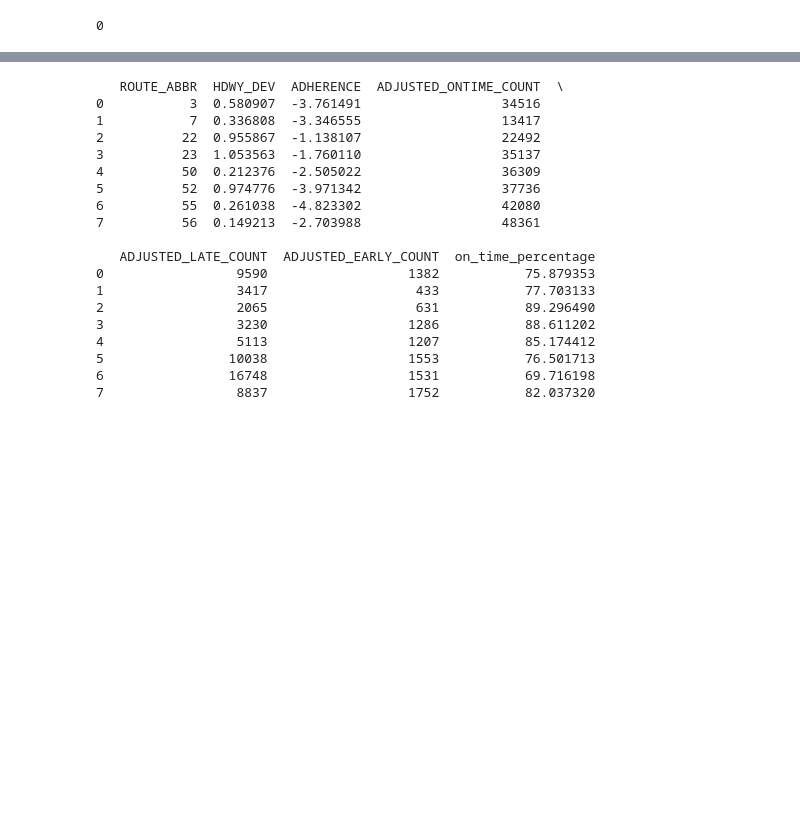
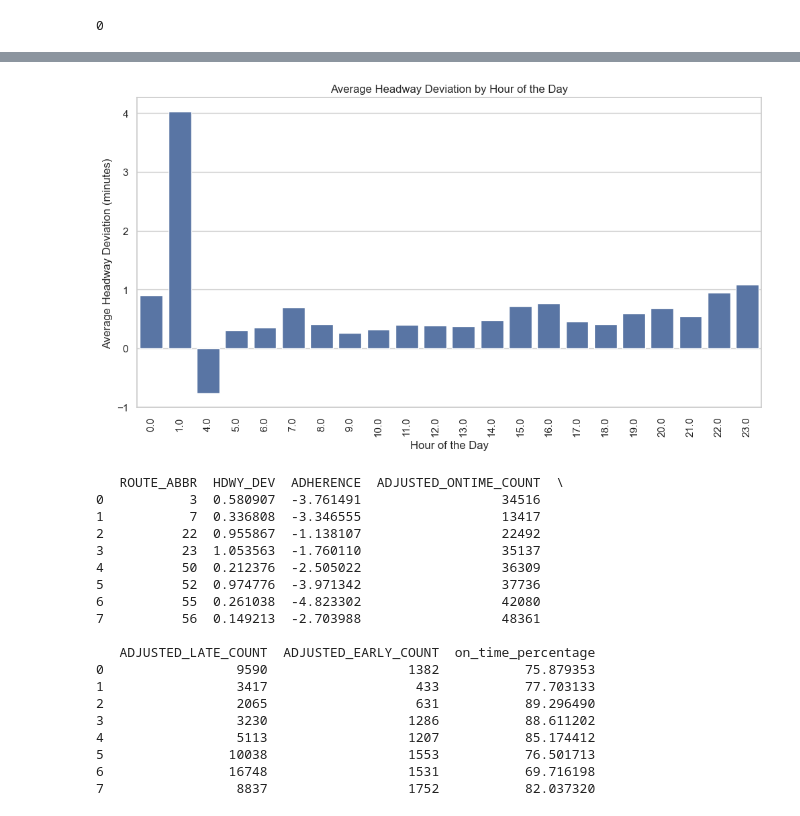
Before and after one commit to NSS-Data-Analytics-Cohort-12/wego-python-da12-python-spice-lattes, a Jupyter notebook: notebooks/WeGo Data Proj.ipynb, the cells around one changed output, grey strips where cells are left out. Cells and saved outputs as stored; diff of their text form; code cells hidden in the pictures; blank space fills up the shorter version.

```diff
--- a/notebooks/WeGo Data Proj.ipynb
+++ b/notebooks/WeGo Data Proj.ipynb
@@ -434,0 +346,28 @@ Passing `palette` without assigning `hue` is deprecated and will be removed in v
+# %%
+# Extract hour from 'ACTUAL_DEPARTURE_TIME'
+wego['hour_of_day'] = wego['ACTUAL_DEPARTURE_TIME'].dt.hour
+
+# Group by hour of the day and calculate necessary metrics
+hourly_grouped = wego.groupby('hour_of_day').agg({
+    'HDWY_DEV': 'mean',
+    'ADHERENCE': 'mean',
+    'ADJUSTED_EARLY_COUNT': 'sum',
+    'ADJUSTED_ONTIME_COUNT': 'sum',
+    'ADJUSTED_LATE_COUNT': 'sum'
+}).reset_index()
+
+# Calculate total counts for each hour (to get percentages)
+hourly_grouped['total_count'] = (hourly_grouped['ADJUSTED_EARLY_COUNT'] +
+                                 hourly_grouped['ADJUSTED_ONTIME_COUNT'] +
+                                 hourly_grouped['ADJUSTED_LATE_COUNT'])
+
+# Calculate percentage of early, on-time, and late trips
+hourly_grouped['early_percentage'] = (hourly_grouped['ADJUSTED_EARLY_COUNT'] /
+                                      hourly_grouped['total_count']) * 100
+hourly_grouped['ontime_percentage'] = (hourly_grouped['ADJUSTED_ONTIME_COUNT'] /
+                                       hourly_grouped['total_count']) * 100
+hourly_grouped['late_percentage'] = (hourly_grouped['ADJUSTED_LATE_COUNT'] /
+                                     hourly_grouped['total_count']) * 100
+
+# Print the results
+print(hourly_grouped[['hour_of_day', 'HDWY_DEV', 'ADHERENCE', 'early_percentage', 'ontime_percentage', 'late_percentage']])
@@ -435,2 +491,18 @@ Passing `palette` without assigning `hue` is deprecated and will be removed in v
+# %%
+# Set the plot style
+sns.set(style='whitegrid')
+
+# Create a bar plot for the average headway deviation by hour of the day
+plt.figure(figsize=(12, 6))
+
+# Plot headway deviation by hour of the day
+sns.barplot(x='hour_of_day', y='HDWY_DEV', data=hourly_grouped)
+plt.title('Average Headway Deviation by Hour of the Day')
+plt.xlabel('Hour of the Day')
+plt.ylabel('Average Headway Deviation (minutes)')
+plt.xticks(rotation=90)
+plt.show()
+# %% [output]
+[figure, added]
 # %%
 #by route
```
Also changed, not shown: parts of 16 cells of this notebook.
